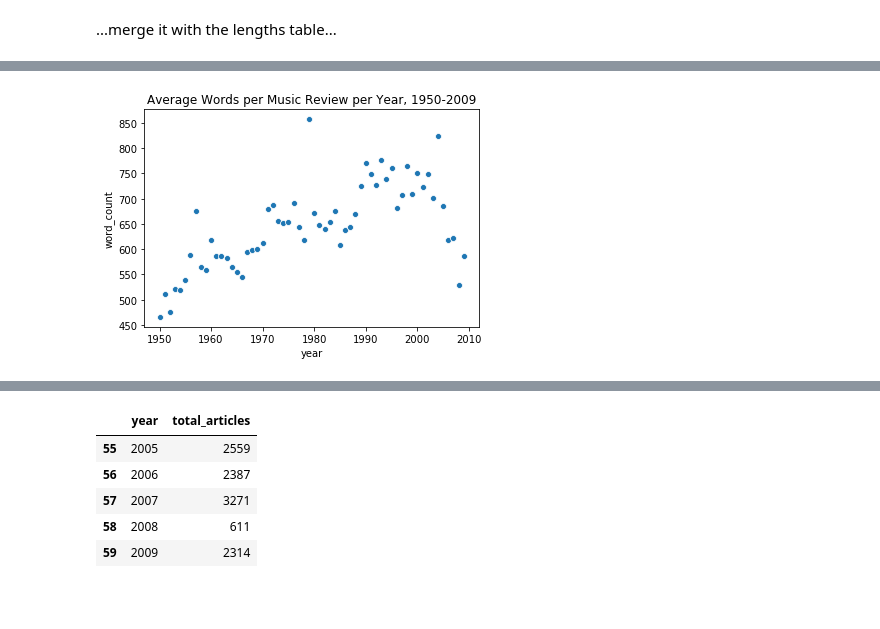
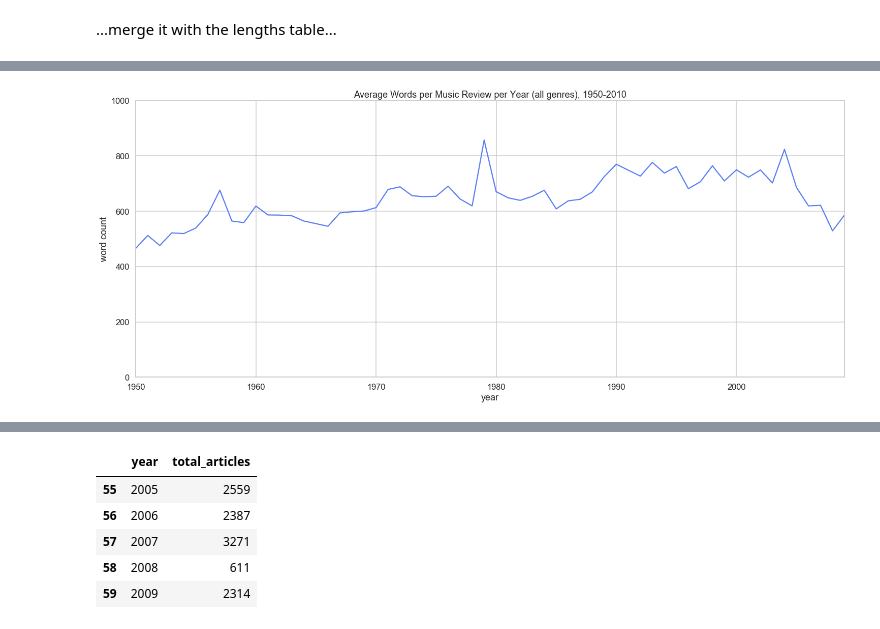
Before and after one commit to DCS-training/SentimentAnalysistimes, a Jupyter notebook: TimesMusicReviews2_CorpusViz.ipynb, the cells around one changed output, grey strips where cells are left out. Drawn from its saved outputs; the diff is of its cells as text; code cells hidden in the pictures; blank space fills up the shorter version.

Commit message:
Visualized author data, changed chart type of past visualizations

```diff
--- a/TimesMusicReviews2_CorpusViz.ipynb
+++ b/TimesMusicReviews2_CorpusViz.ipynb
@@ -161,0 +171,10 @@ df.head()
+# %%
+# Total words per article
+sns.set_context("talk")
+sns.set_style("ticks")
+lengths_viz = plt.figure(figsize=(25,10))
+lengths_viz = sns.scatterplot(data=df, x="year", y="word count", color="#4770f5", alpha=0.5)
+lengths_viz.set(title="Total Words per Music Review (all genres), 1950-2009", ylim=(0,14000), xlim=(1949,2010))
+sns.despine(left=True, bottom=True)
+plt.show()
+lengths_viz.figure.savefig("words_per_review_scatter_plot.png")
@@ -161,0 +312,11 @@ df.head()
+# %%
+# Top ten authors by sentence count
+sns.set_context("paper", font_scale=2)
+sns.set_style("whitegrid")
+lengths_viz = plt.figure(figsize=(12,8))
+lengths_viz = sns.barplot(data=max_words, x="author", y="sentence count", color="#349eeb")
+lengths_viz.set(title="Top Ten Author Contributions by Sentence Count in The Times' Music Reviews, 1950-2009")
+lengths_viz.set_xticklabels(lengths_viz.get_xticklabels(), rotation=90)
+sns.despine(left=True)
+plt.show()
+lengths_viz.figure.savefig("top_ten_author_sentences_bar_chart.png")
@@ -162,5 +327,6 @@ df.head()
 # %%
-df_yearly = pd.DataFrame({"year":list(df.year), "word_count":list(df.word_count), "sentence_count":list(df.sentence_count)})
+# Calcuate the average total words and average total sentences across all articles in each year from 1950 through 2009
+df_yearly = pd.DataFrame({"year":list(df.year), "word count":list(df.word_count), "sentence count":list(df.sentence_count)})
 df_yearly_grouped = df_yearly.groupby("year").mean().reset_index()
 print(df_yearly_grouped.shape)
 df_yearly_grouped.head()
@@ -172,3 +338,14 @@ df_yearly_grouped.head()
 | 2 | 1952 | 476.099320 | 15.654422 |
 | 3 | 1953 | 521.763547 | 16.709360 |
 | 4 | 1954 | 519.183673 | 16.771909 |
+# %%
+# Visualize the yearly average words per article
+sns.set_context("talk")
+sns.set_style("whitegrid")
+lengths_viz = plt.figure(figsize=(25,10))
+lengths_viz = sns.barplot(data=df_yearly_grouped, x="year", y="word count", color="#4770f5", alpha=0.9)
+lengths_viz.set(title="Average Words per Music Review per Year (all genres), 1950-2009")
+lengths_viz.set_xticklabels(lengths_viz.get_xticklabels(), rotation=90)
+sns.despine(left=True)
+plt.show()
+lengths_viz.figure.savefig("yearly_avg_words_per_review_bar_chart.png")
@@ -175,6 +354,10 @@ df_yearly_grouped.head()
 # %%
-lengths_viz = sns.scatterplot(data=df_yearly_grouped, x="year", y="word_count")
-lengths_viz.set(title="Average Words per Music Review per Year, 1950-2009")  # ylim=(0.4,1),
-lengths_viz.figure.savefig("yearly_avg_words_per_review.png")
+# Visualize the yearly average words per article
+sns.set_context("talk")
+lengths_viz = plt.figure(figsize=(25,10))
+lengths_viz = sns.lineplot(data=df_yearly_grouped, x="year", y="word count", color="#4770f5", alpha=0.9)
+lengths_viz.set(title="Average Words per Music Review per Year (all genres), 1950-2010", xlim=(1950,2009), ylim=(0,1000))
+lengths_viz.figure.savefig("yearly_avg_words_per_review_line_chart.png")
+plt.show()
 # %% [output]
-[figure, old version]
+[figure, new version]
```
Also changed, not shown: parts of 28 cells of this notebook, 14 other files.
